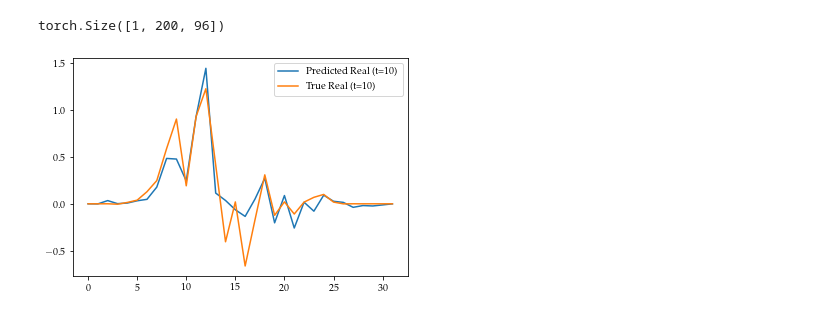
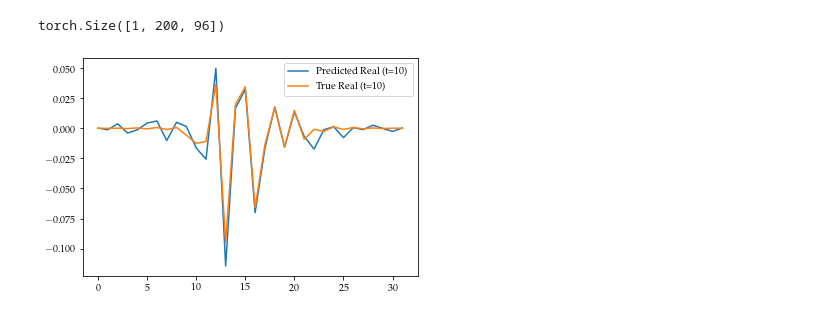
Before and after one commit to Jessi-MM/LSTM_PropagatorLearning, a Jupyter notebook: notebooks/03_predictions_visualization.ipynb, the cells around one changed output. Saved outputs shown, nothing was run; the diff lists cells and outputs as text; code cells hidden in the pictures.

```diff
--- a/notebooks/03_predictions_visualization.ipynb
+++ b/notebooks/03_predictions_visualization.ipynb
@@ -25,8 +30,8 @@ rc('font',**{'family':'serif','serif':['Palatino']})
 # %%
 # To load the file
 
-directory = './DataNew/'
-name_data = 'ngrid32_delta_20250116-193307.h5'
+directory = '../Data/'
+name_data = 'datadelta.h5'
 file_path = directory + name_data
 
 # --- Load Data ---
@@ -110,19 +115,19 @@ with torch.no_grad():
     output_seq = model(input_seq)  # shape: (1, seq_len, output_size)
     prediction = output_seq.squeeze(0).numpy()
 # %%
-# Extract grid points
-time = 140
+# Changes: \delta \psi
+time = 14
 num_grid_points = input_seq.shape[2] // 3  # if using real, imag, potential
 real_pred = prediction[:, :num_grid_points]
 real_true = y_vis[trajectory_index, :num_timesteps, :num_grid_points]
 real_previous = input_seq.squeeze(0).numpy()
 
 import matplotlib.pyplot as plt
 
 plt.plot(real_pred[time], label="Predicted Real (t=10)")
 plt.plot(real_true[time], label="True Real (t=10)")
 plt.legend()
 plt.show()
 # %% [output]
-[figure, old version]
+[figure, new version]
 # %%
```
Also changed, not shown: parts of 4 cells of this notebook, 1 other file.
